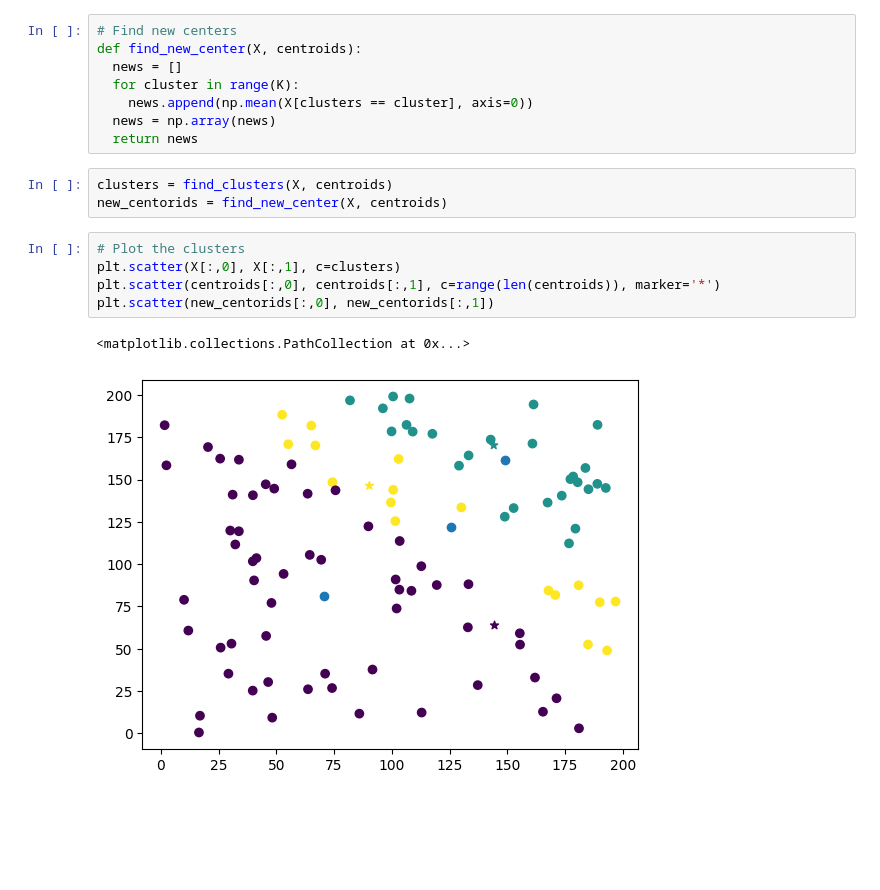
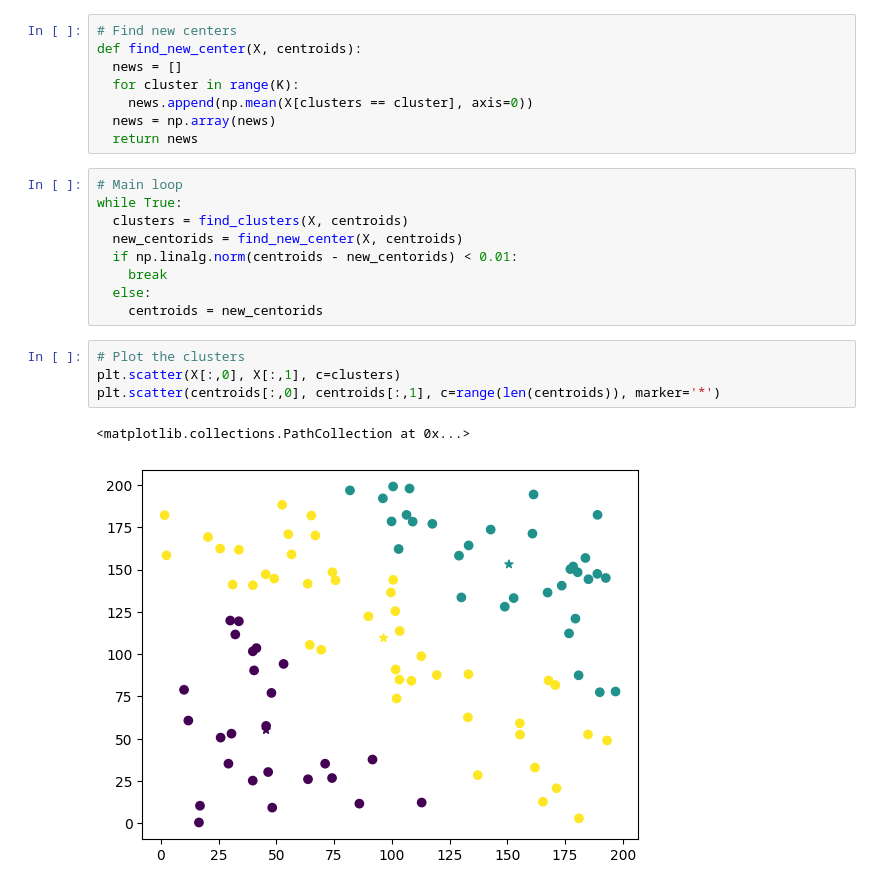
Before and after one commit to hosseinrezaie0/ML-Algorithm-Library, a Jupyter notebook: KMeans.ipynb, the cells around one changed output. Cells and saved outputs as stored; diff of their text form; blank space fills up the shorter version.

Commit message:
Add main loop

```diff
--- a/KMeans.ipynb
+++ b/KMeans.ipynb
@@ -47,14 +47,19 @@ def find_new_center(X, centroids):
     news.append(np.mean(X[clusters == cluster], axis=0))
   news = np.array(news)
   return news
-# %%
-clusters = find_clusters(X, centroids)
-new_centorids = find_new_center(X, centroids)
+# %%
+# Main loop
+while True:
+  clusters = find_clusters(X, centroids)
+  new_centorids = find_new_center(X, centroids)
+  if np.linalg.norm(centroids - new_centorids) < 0.01:
+    break
+  else:
+    centroids = new_centorids
 # %%
 # Plot the clusters
 plt.scatter(X[:,0], X[:,1], c=clusters)
 plt.scatter(centroids[:,0], centroids[:,1], c=range(len(centroids)), marker='*')
-plt.scatter(new_centorids[:,0], new_centorids[:,1])
 # %% [output]
 <matplotlib.collections.PathCollection at 0x...>
-[figure, old version]
+[figure, new version]
```
